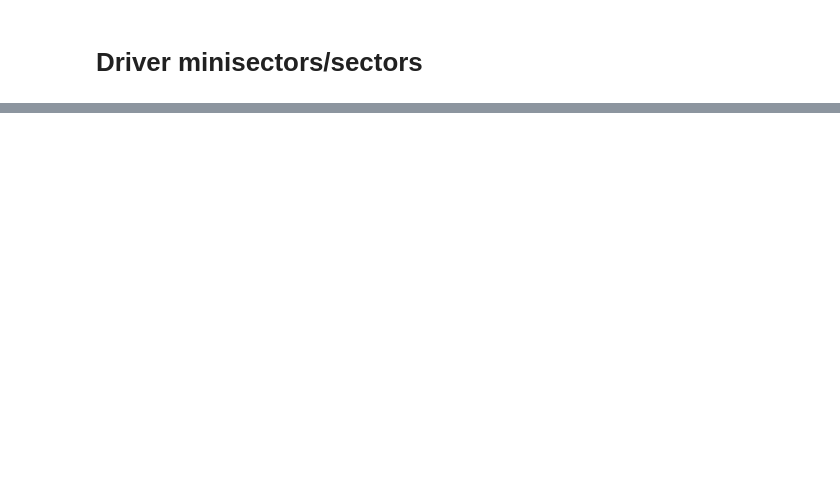
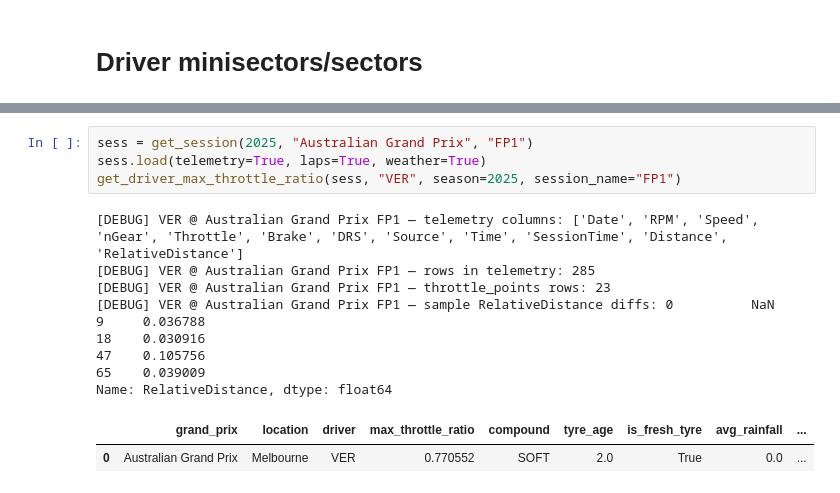
Before and after one commit to tomasz-solis/formula1, a Jupyter notebook: EDA/wip.ipynb, the cells around one changed output, grey strips where cells are left out. Cells and saved outputs as stored; diff of their text form; blank space fills up the shorter version.

```diff
--- a/EDA/wip.ipynb
+++ b/EDA/wip.ipynb
@@ -269,0 +177,16 @@ array(['testing', 'conventional', 'sprint_qualifying'], dtype=object)
+# %%
+sess = get_session(2025, "Australian Grand Prix", "FP1")
+sess.load(telemetry=True, laps=True, weather=True)
+get_driver_max_throttle_ratio(sess, "VER", season=2025, session_name="FP1")
+# %% [output]
+[DEBUG] VER @ Australian Grand Prix FP1 — telemetry columns: ['Date', 'RPM', 'Speed', 'nGear', 'Throttle', 'Brake', 'DRS', 'Source', 'Time', 'SessionTime', 'Distance', 'RelativeDistance']
+[DEBUG] VER @ Australian Grand Prix FP1 — rows in telemetry: 285
+[DEBUG] VER @ Australian Grand Prix FP1 — throttle_points rows: 23
+[DEBUG] VER @ Australian Grand Prix FP1 — sample RelativeDistance diffs: 0          NaN
+9     0.036788
+18    0.030916
+47    0.105756
+65    0.039009
+Name: RelativeDistance, dtype: float64
+|  | grand_prix | location | driver | max_throttle_ratio | compound | tyre_age | is_fresh_tyre | avg_rainfall | ... |
+| 0 | Australian Grand Prix | Melbourne | VER | 0.770552 | SOFT | 2.0 | True | 0.0 | ... |
```
Also changed, not shown: parts of 26 cells of this notebook, 6 other files.
